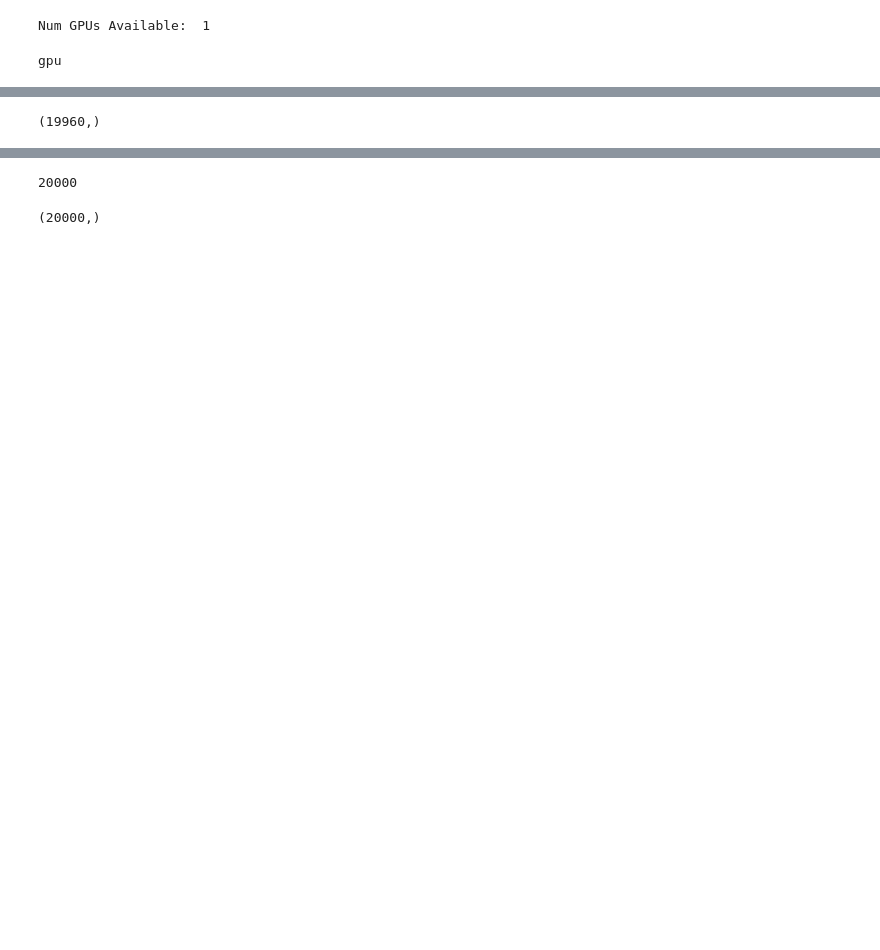
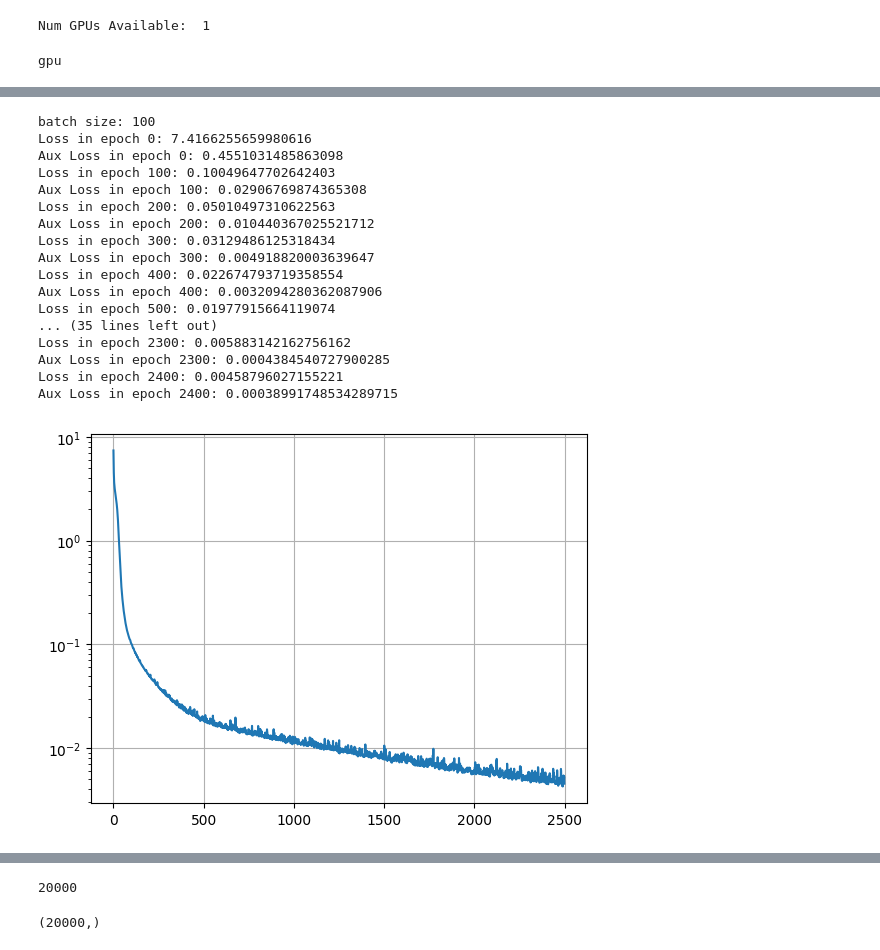
Before and after one commit to WasiimMK/CDeepONet, a Jupyter notebook: Linux/(2TERMS)(Test)TimeStepping_ParamsLBFGS_ConsBFGS_DoublePend.ipynb, the cells around one changed output, grey strips where cells are left out. Drawn from its saved outputs; the diff is of its cells as text; code cells hidden in the pictures; blank space fills up the shorter version.

```diff
--- a/Linux/(2TERMS)(Test)TimeStepping_ParamsLBFGS_ConsBFGS_DoublePend.ipynb
+++ b/Linux/(2TERMS)(Test)TimeStepping_ParamsLBFGS_ConsBFGS_DoublePend.ipynb
@@ -237,6 +252,6 @@ def define_collocation_points(t_bdry, N=100):
 
     return (ode_points, zsensors)
 # %%
-(de_points, zsensors) = define_collocation_points([t0, tfinal], 5000)
+(de_points, zsensors) = define_collocation_points([t0, tfinal], 1000)
 print(de_points.shape, zsensors.shape)
 # %% [output]
@@ -469,13 +479,30 @@ print(Vparam_count)
 # %%
-tree_info, shapes, Vparams_flat = flatten_pytree(Vparams)
-Vparams_flat = jnp.load("V_t0.5_5000_5000_ep_DP.npy")
-print(Vparams_flat.shape)
-Vparams = reconstruct_pytree(tree_info, shapes, Vparams_flat)
+# tree_info, shapes, Vparams_flat = flatten_pytree(Vparams)
+# Vparams_flat = jnp.load("V_t0.5_5000_5000_ep_DP.npy")
+# print(Vparams_flat.shape)
+# Vparams = reconstruct_pytree(tree_info, shapes, Vparams_flat)
-# %% [output]
-(19960,)
 # %%
-# epochs = 5000
-# Vparams, loss = Vtrain_network(Vparams, de_points, zsensors, epochs)
+epochs = 2500
+Vparams, loss = Vtrain_network(Vparams, de_points, zsensors, epochs)
 
-# plt.semilogy(loss)
-# plt.grid()
+plt.semilogy(loss)
+plt.grid()
+# %% [output]
+batch size: 100
+Loss in epoch 0: 7.4166255659980616
+Aux Loss in epoch 0: 0.4551031485863098
+Loss in epoch 100: 0.10049647702642403
+Aux Loss in epoch 100: 0.02906769874365308
+Loss in epoch 200: 0.05010497310622563
+Aux Loss in epoch 200: 0.010440367025521712
+Loss in epoch 300: 0.03129486125318434
+Aux Loss in epoch 300: 0.004918820003639647
+Loss in epoch 400: 0.022674793719358554
+Aux Loss in epoch 400: 0.0032094280362087906
+Loss in epoch 500: 0.01977915664119074
+... (35 lines left out)
+Loss in epoch 2300: 0.005883142162756162
+Aux Loss in epoch 2300: 0.0004384540727900285
+Loss in epoch 2400: 0.00458796027155221
+Aux Loss in epoch 2400: 0.00038991748534289715
+[figure, added]
```
Also changed, not shown: parts of 31 cells of this notebook, 3 other files.
